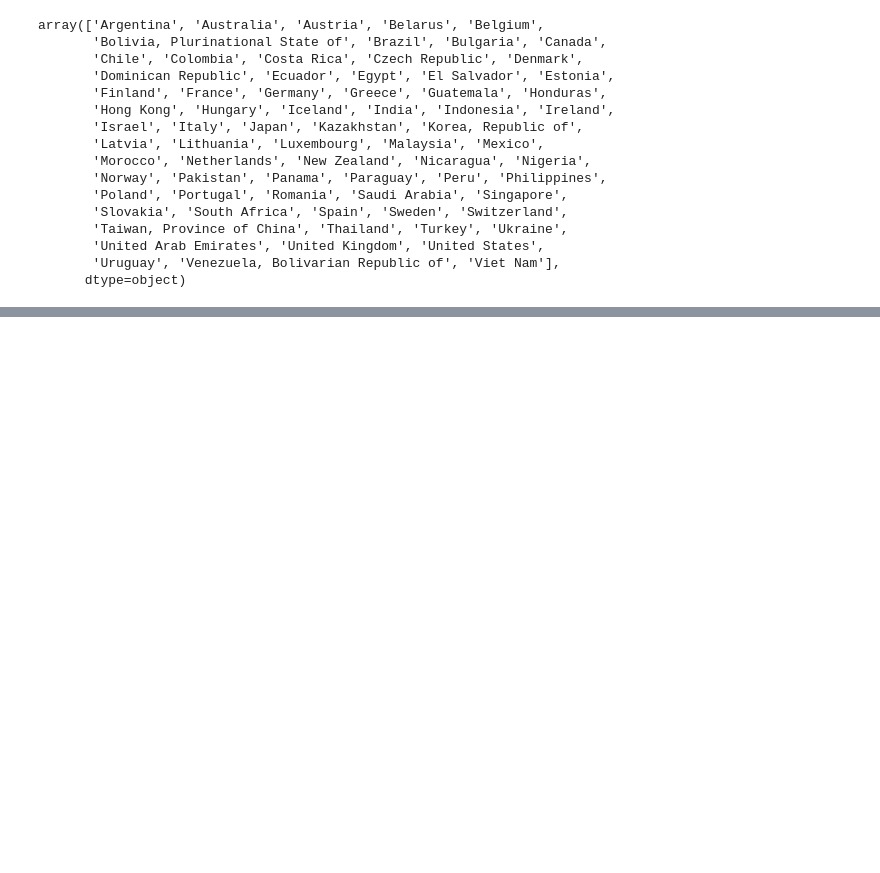
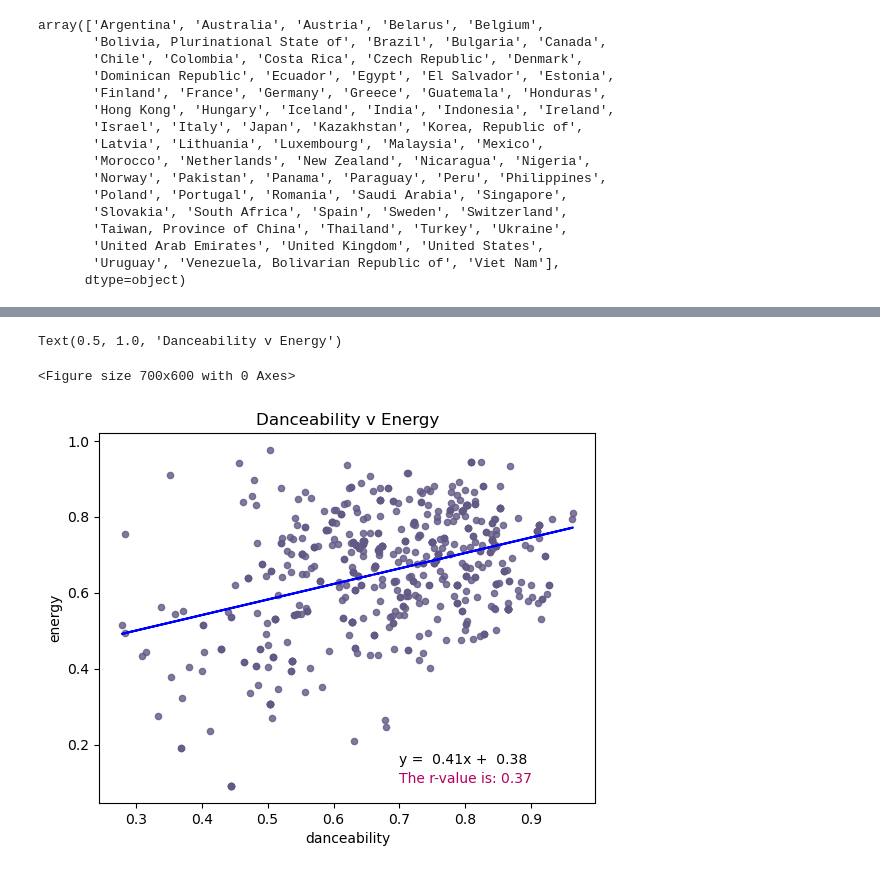
Before and after one commit to ivanchaveezz/Proyect1, a Jupyter notebook: Project_Spotify.ipynb, the cells around one changed output, grey strips where cells are left out. Drawn from its saved outputs; the diff is of its cells as text; code cells hidden in the pictures; blank space fills up the shorter version.

```diff
--- a/Project_Spotify.ipynb
+++ b/Project_Spotify.ipynb
@@ -165,0 +308,16 @@ array(['Argentina', 'Australia', 'Austria', 'Belarus', 'Belgium',
+# %%
+plt.figure(figsize=(7,6))
+x_values = spotify_top_complete_v4['danceability']
+y_values = spotify_top_complete_v4['energy']
+(b1,b0,rvalue,pvalue,stderr) = linregress(x_values,y_values)
+regress_values = b0 + b1*x_values
+line_eq = "y =  " + str(round(b1,2)) + "x +  "  + str(round(b0, 2))
+spotify_top_complete_v4.plot(kind = 'scatter',x = 'danceability', y = 'energy',color = '#635985',alpha=0.8)
+plt.plot(x_values,regress_values, color='b')
+plt.annotate(line_eq,(0.7,.15), fontsize=10, color="#000000")
+plt.text(0.7,.1,f'The r-value is: {round(rvalue,2)}',color= '#B3005E')
+plt.title('Danceability v Energy')
+# %% [output]
+Text(0.5, 1.0, 'Danceability v Energy')
+<Figure size 700x600 with 0 Axes>
+[figure, added]
```
Also changed, not shown: parts of 13 cells of this notebook.
